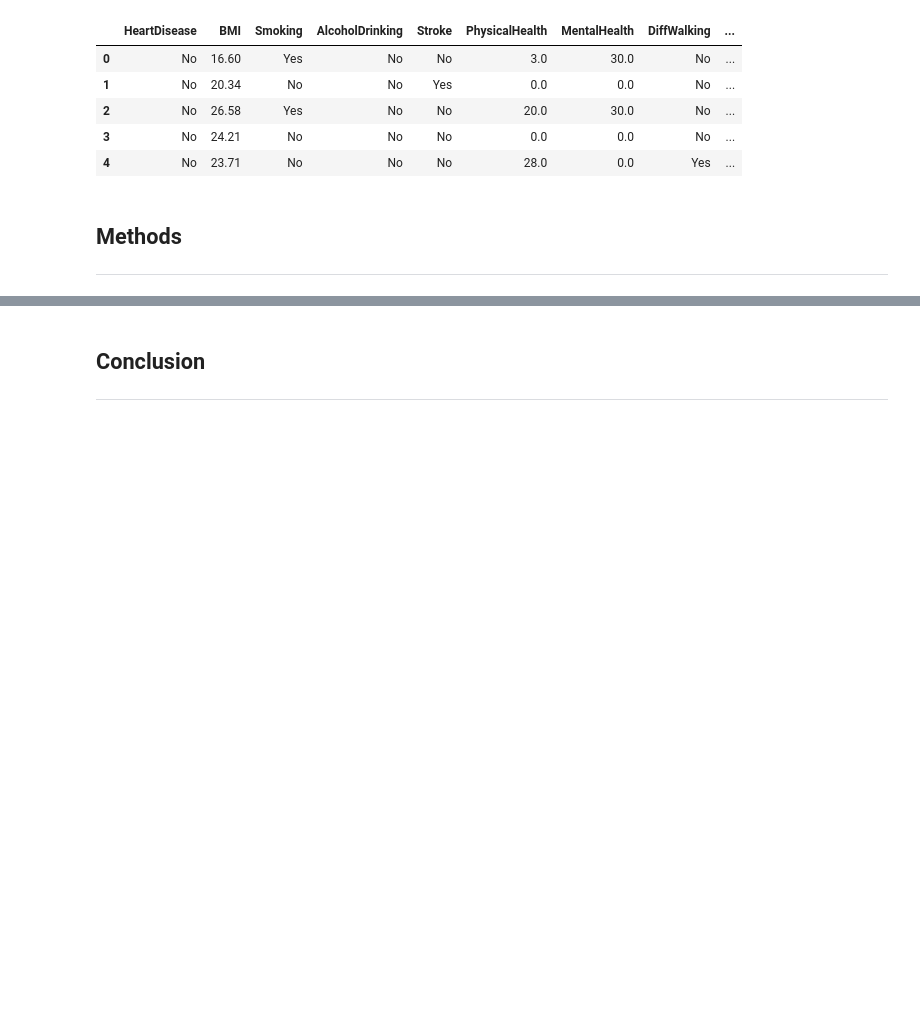
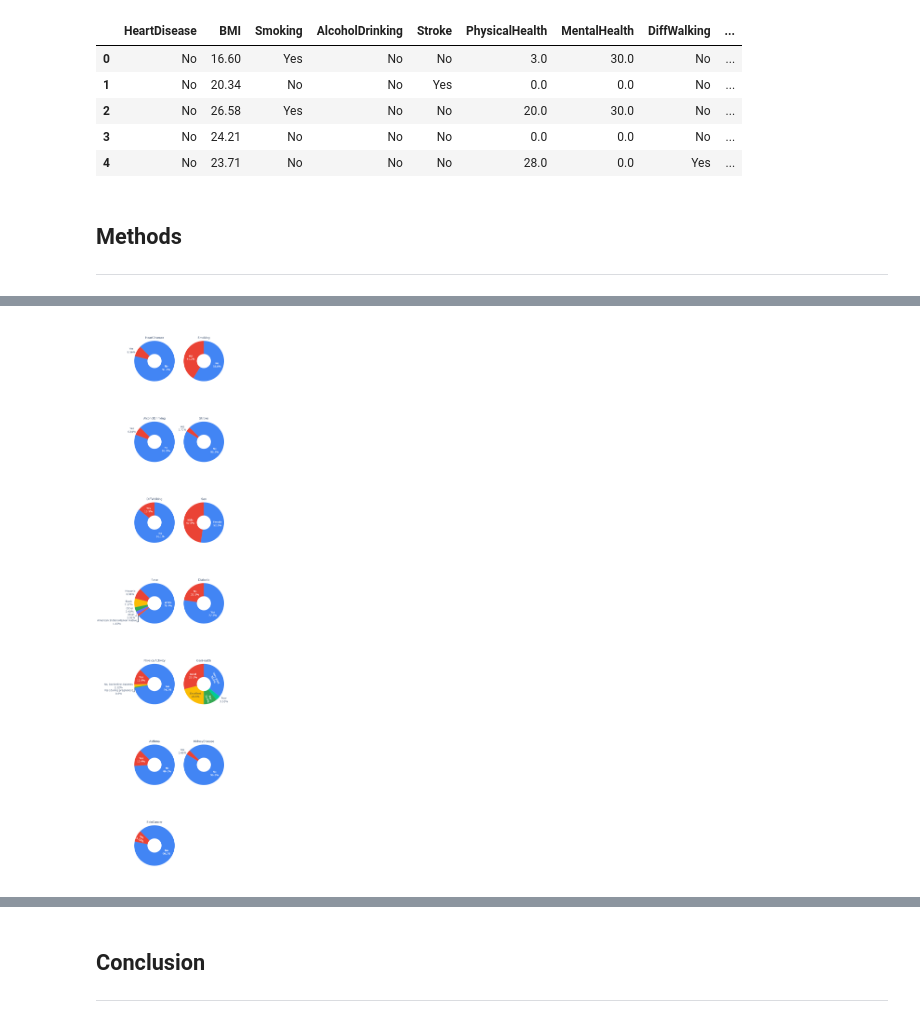
Before and after one commit to UCB-stat-159-s22/hw07-group28, a Jupyter notebook: main.ipynb, the cells around one changed output, grey strips where cells are left out. Drawn from its saved outputs; the diff is of its cells as text; code cells hidden in the pictures; blank space fills up the shorter version.

Commit message:
worked on main, added model.ipynb figures

```diff
--- a/main.ipynb
+++ b/main.ipynb
@@ -97,0 +108,5 @@ df.head()
+# %%
+from IPython.display import Image
+Image(filename='figures/pie_chart.png')
+# %% [output]
+[figure, added]
```
Also changed, not shown: parts of 15 cells of this notebook, 3 other files.
